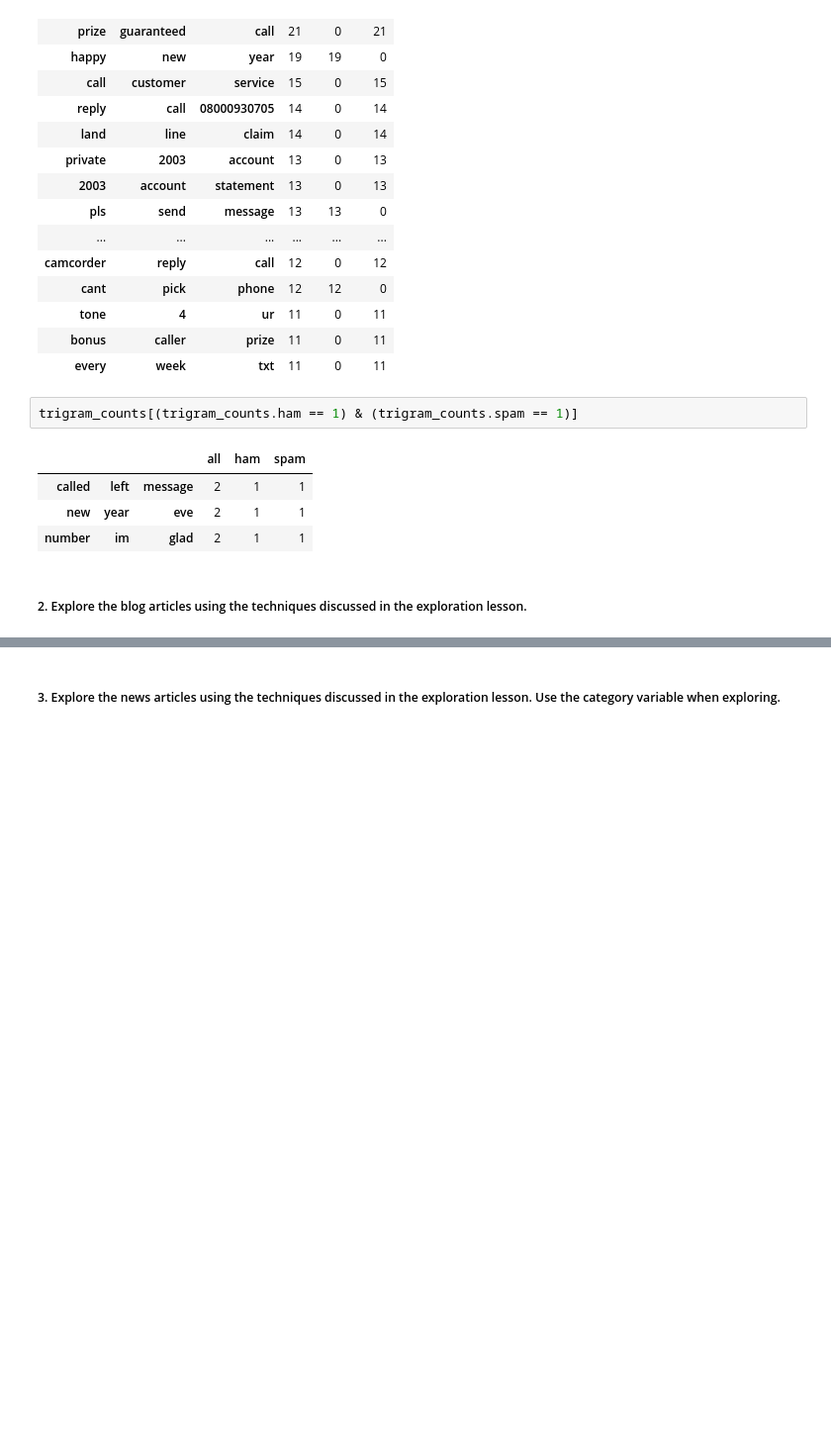
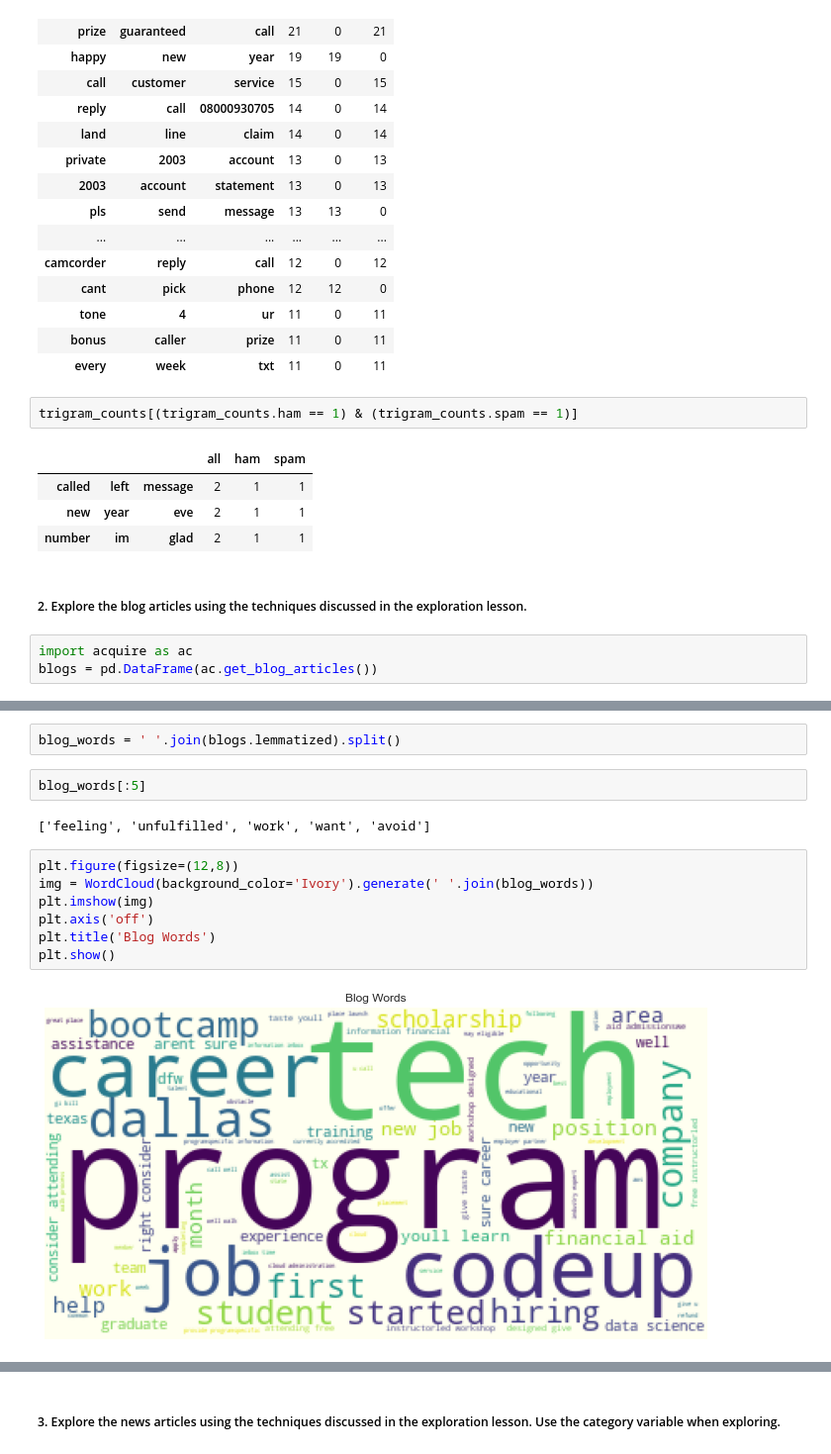
Before and after one commit to nadia-paz/natural-language-processing-exercises, a Jupyter notebook: explore.ipynb, the cells around one changed output, grey strips where cells are left out. Shown at 99% size. Saved outputs shown, nothing was run; the diff lists cells and outputs as text; blank space fills up the shorter version.

```diff
--- a/explore.ipynb
+++ b/explore.ipynb
@@ -238,3 +238,6 @@ trigram_counts[(trigram_counts.ham == 1) & (trigram_counts.spam == 1)]
 | number | im | glad | 2 | 1 | 1 |
 # %% [markdown]
 ##### 2. Explore the blog articles using the techniques discussed in the exploration lesson.
+# %%
+import acquire as ac
+blogs = pd.DataFrame(ac.get_blog_articles())
@@ -240,0 +305,15 @@ trigram_counts[(trigram_counts.ham == 1) & (trigram_counts.spam == 1)]
+# %%
+blog_words = ' '.join(blogs.lemmatized).split()
+# %%
+blog_words[:5]
+# %% [output]
+['feeling', 'unfulfilled', 'work', 'want', 'avoid']
+# %%
+plt.figure(figsize=(12,8))
+img = WordCloud(background_color='Ivory').generate(' '.join(blog_words))
+plt.imshow(img)
+plt.axis('off')
+plt.title('Blog Words')
+plt.show()
+# %% [output]
+[figure, added]
```
Also changed, not shown: parts of 30 cells of this notebook.
